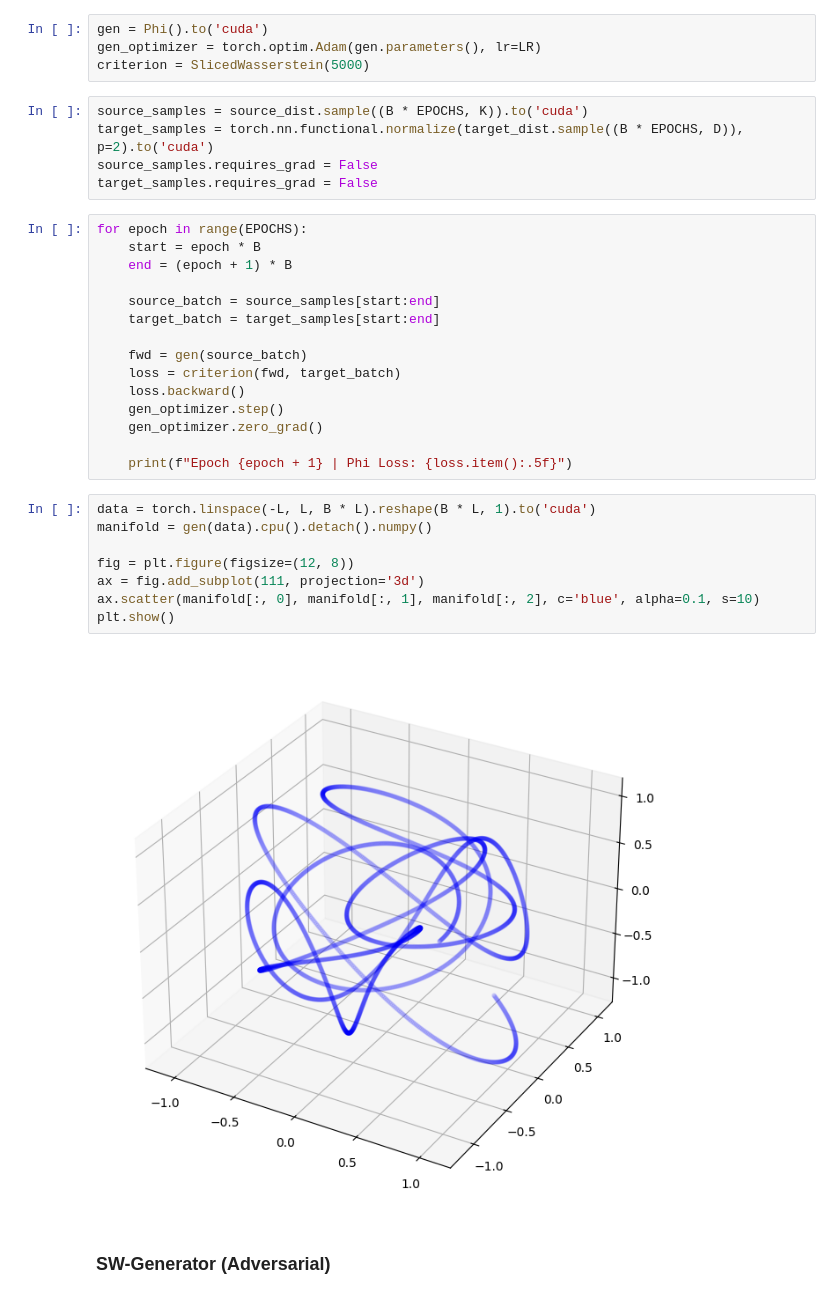
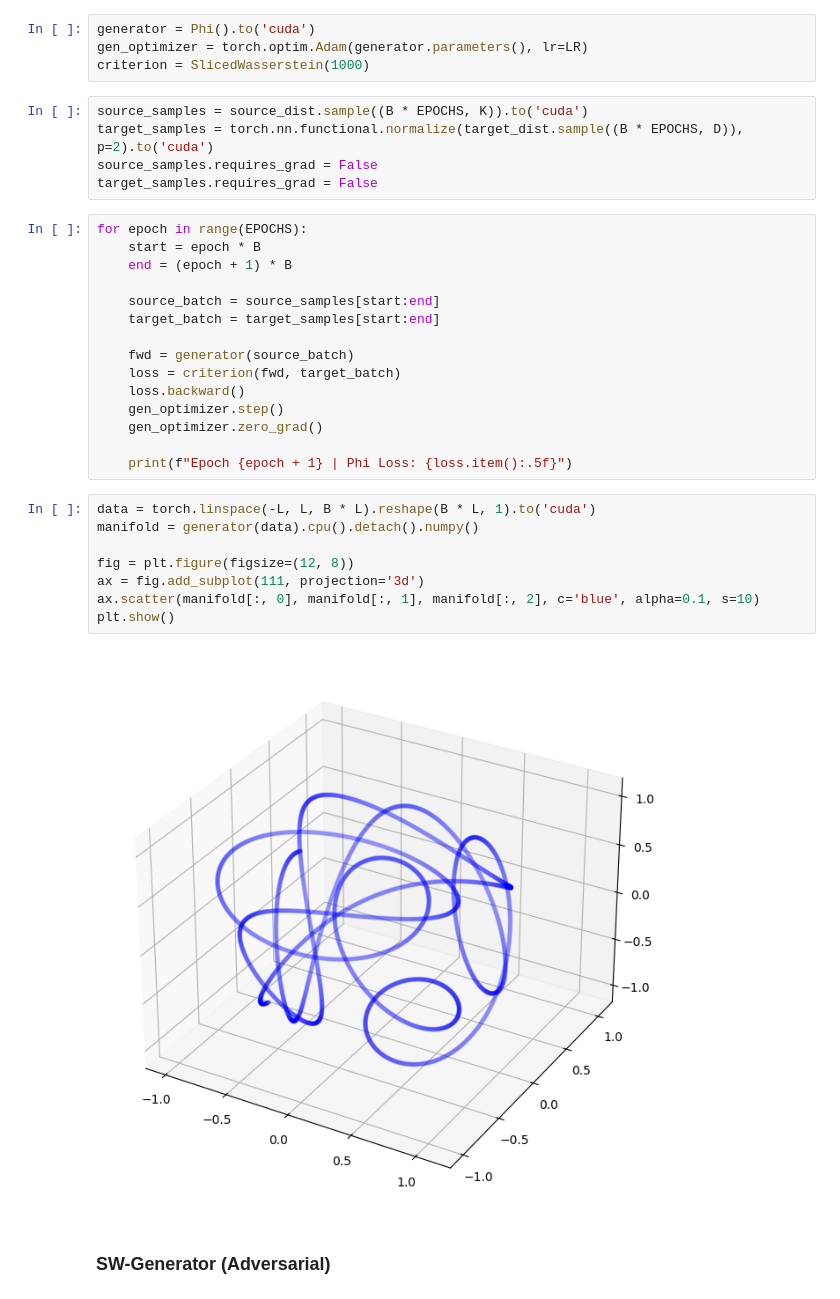
Before and after one commit to Parxd/coin-mcnc, a Jupyter notebook: notebooks/explore_mcnc.ipynb, the cells around one changed output. Cells and saved outputs as stored; diff of their text form.

```diff
--- a/notebooks/explore_mcnc.ipynb
+++ b/notebooks/explore_mcnc.ipynb
@@ -167,9 +185,9 @@ class Phi(torch.nn.Module):
         X = self.fc4(X)
         return X
 # %%
-gen = Phi().to('cuda')
-gen_optimizer = torch.optim.Adam(gen.parameters(), lr=LR)
-criterion = SlicedWasserstein(5000)
+generator = Phi().to('cuda')
+gen_optimizer = torch.optim.Adam(generator.parameters(), lr=LR)
+criterion = SlicedWasserstein(1000)
 # %%
 source_samples = source_dist.sample((B * EPOCHS, K)).to('cuda')
 target_samples = torch.nn.functional.normalize(target_dist.sample((B * EPOCHS, D)), p=2).to('cuda')
@@ -183,7 +201,7 @@ for epoch in range(EPOCHS):
     source_batch = source_samples[start:end]
     target_batch = target_samples[start:end]
 
-    fwd = gen(source_batch)
+    fwd = generator(source_batch)
     loss = criterion(fwd, target_batch)
     loss.backward()
     gen_optimizer.step()
@@ -192,13 +210,13 @@ for epoch in range(EPOCHS):
     print(f"Epoch {epoch + 1} | Phi Loss: {loss.item():.5f}")
 # %%
 data = torch.linspace(-L, L, B * L).reshape(B * L, 1).to('cuda')
-manifold = gen(data).cpu().detach().numpy()
+manifold = generator(data).cpu().detach().numpy()
 
 fig = plt.figure(figsize=(12, 8))
 ax = fig.add_subplot(111, projection='3d')
 ax.scatter(manifold[:, 0], manifold[:, 1], manifold[:, 2], c='blue', alpha=0.1, s=10)
 plt.show()
 # %% [output]
-[figure, old version]
+[figure, new version]
 # %% [markdown]
 ### SW-Generator (Adversarial)
```
Also changed, not shown: parts of 11 cells of this notebook, 1 other file.
